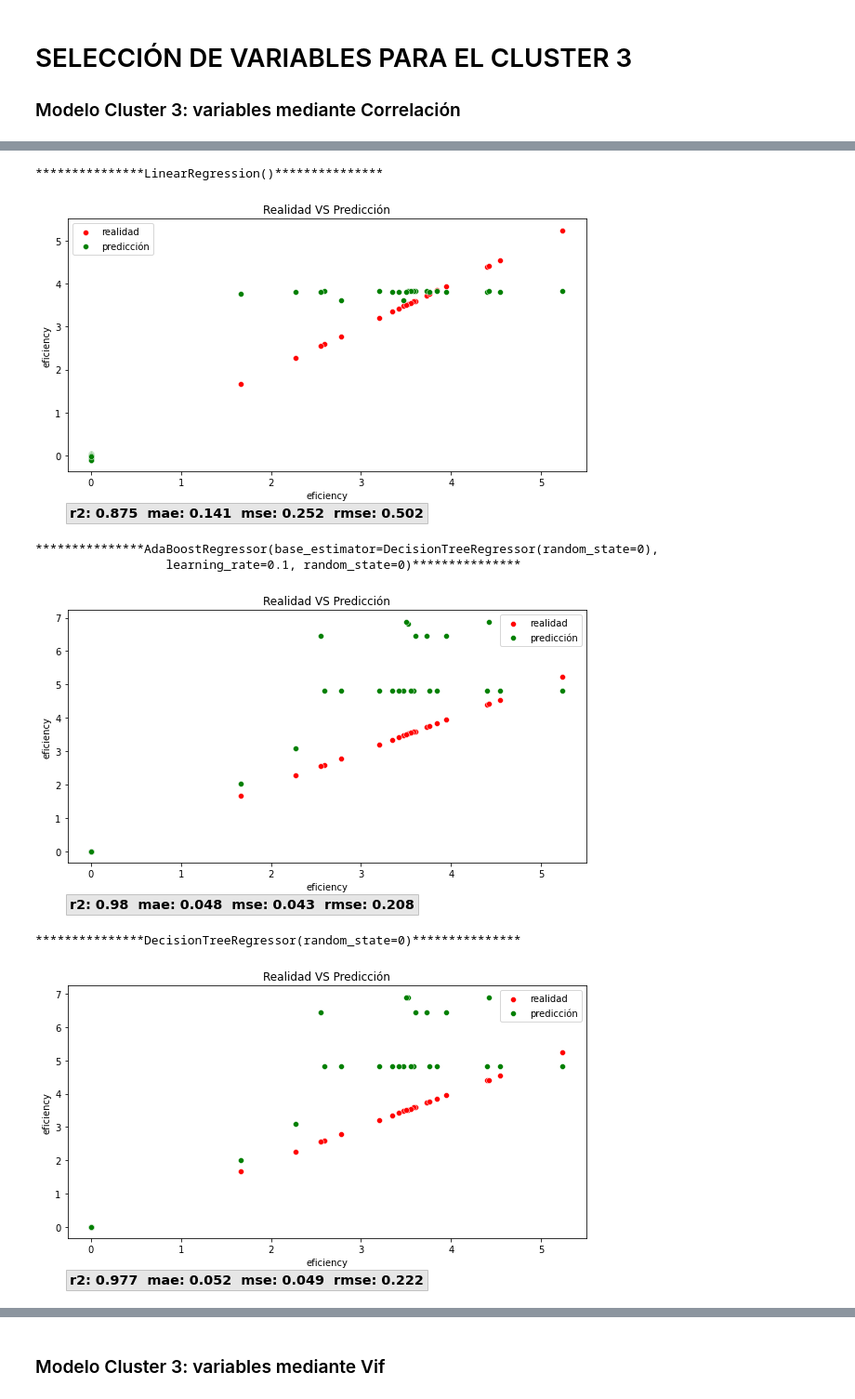
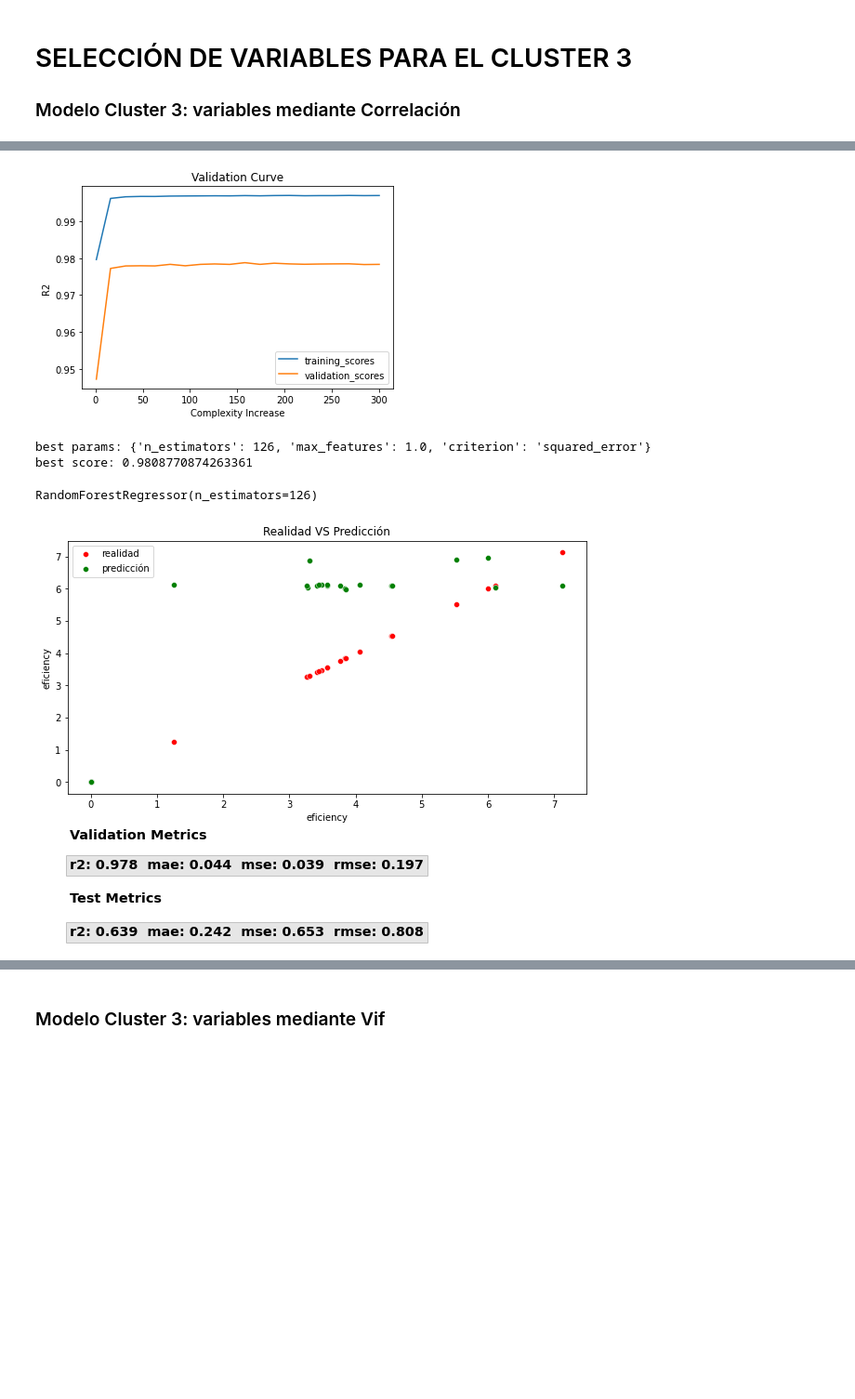
Before and after one commit to fersaol/The_Bridge_CO2_ML_Project, a Jupyter notebook: src/notebooks/Regression_byClusters.ipynb, the cells around one changed output, grey strips where cells are left out. Shown at 93% size. Saved outputs shown, nothing was run; the diff lists cells and outputs as text; code cells hidden in the pictures; blank space fills up the shorter version.

```diff
--- a/src/notebooks/Regression_byClusters.ipynb
+++ b/src/notebooks/Regression_byClusters.ipynb
@@ -1040,0 +1514,2 @@ x_train,x_test,y_train,y_test = gp.data_transform(df_cluster,"eficiency",
+# %%
+dfc,x_train,x_test,y_train,y_test = Predicting.dataset(df,3,var_corr_3,PowerTransformer())
@@ -1041,12 +1531,23 @@ x_train,x_test,y_train,y_test = gp.data_transform(df_cluster,"eficiency",
+# %%
+Predicting.val_curve_plot(dfc,RandomForestRegressor(),var_corr_3,
+                        "n_estimators",np.linspace(1,300,20,dtype=int))
+# %% [output]
+[figure, added]
+# %%
+params = {
+        "n_estimators":np.linspace(1,300,20,dtype=int),
+        "criterion":['squared_error','absolute_error','poisson'],
+        "max_features":[1.0,'sqrt','log2']
+        }
+
+best_estim_corr3 = Predicting.hiper_tune(RandomForestRegressor(),params,
+                                        x_train,y_train,"r2")
+best_estim_corr3
+# %% [output]
+best params: {'n_estimators': 126, 'max_features': 1.0, 'criterion': 'squared_error'}
+best score: 0.9808770874263361
+RandomForestRegressor(n_estimators=126)
 # %%
-for estimador in lista_estimadores:
-    print(f"***************{str(estimador)}***************")
-    Predicting.cross_val_regression(estimador,x_train,y_train,x_test,y_test)
+Predicting.cross_val_regression(best_estim_corr3,x_train,y_train,x_test,y_test)
 # %% [output]
-***************LinearRegression()***************
-[figure, old version]
+[figure, new version]
-***************AdaBoostRegressor(base_estimator=DecisionTreeRegressor(random_state=0),
-                  learning_rate=0.1, random_state=0)***************
-[figure, removed]
-***************DecisionTreeRegressor(random_state=0)***************
-[figure, removed]
```
Also changed, not shown: parts of 192 cells of this notebook, 6 other files.
